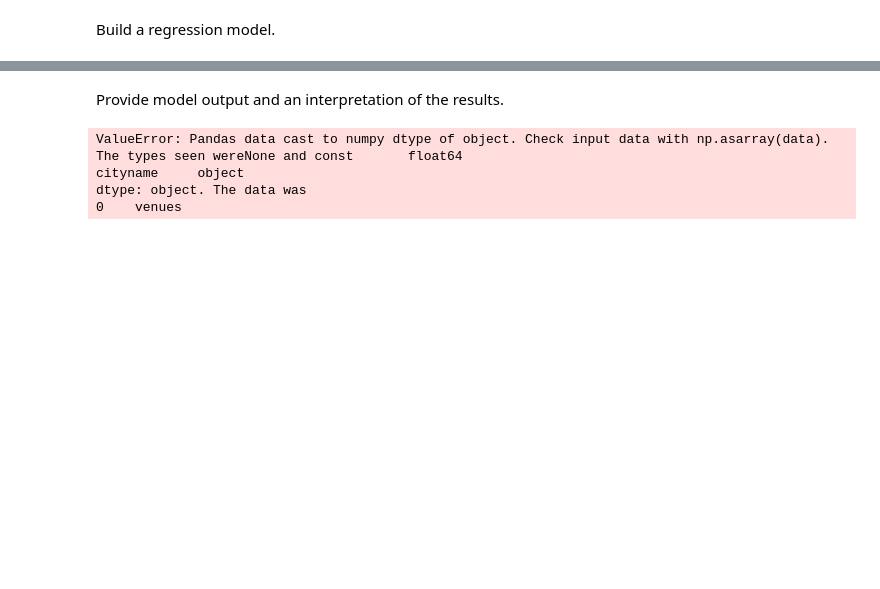
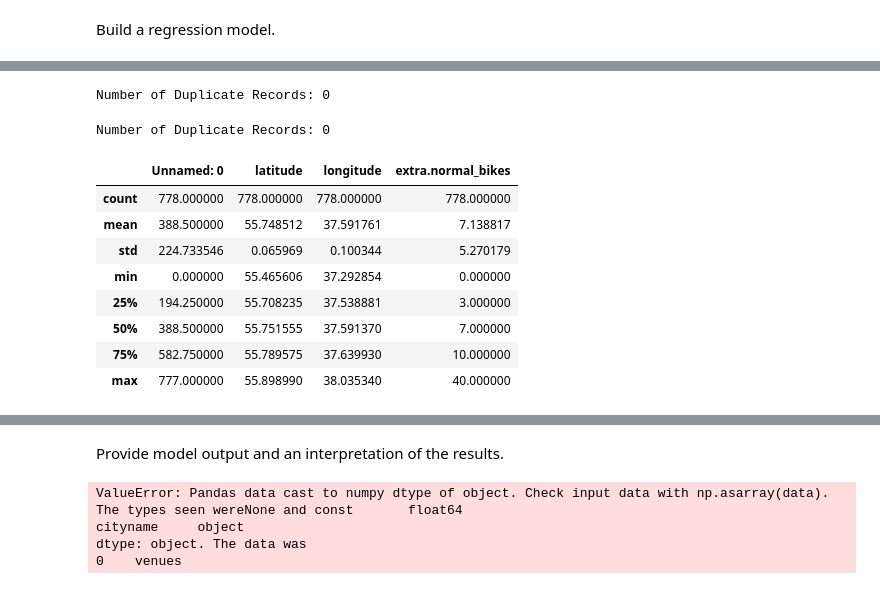
Before and after one commit to sarabmatharu/Python-LHL-Project, a Jupyter notebook: model_building.ipynb, the cells around one changed output, grey strips where cells are left out. Saved outputs shown, nothing was run; the diff lists cells and outputs as text; code cells hidden in the pictures; blank space fills up the shorter version.

```diff
--- a/model_building.ipynb
+++ b/model_building.ipynb
@@ -3,7 +3,15 @@ Build a regression model.
 # %%
 import numpy as np
 import pandas as pd
-import statsmodels as sm
+import statsmodels.api as sm
+
+r = pd.read_csv('bikedata.csv')
+s = pd.read_csv('venues.csv')
+
+r.head()
+##mod = sm.OLS(r,s)
+##res = mod.fit()
+
 
 # RADIUS = 1000
 # CITY = 'Paris'
@@ -13,10 +21,10 @@ import statsmodels as sm
 # mod = sm.OLS(url.endog, url.exog)
 # res = mod.fit()
 # print(res.summary())
-sm.datasets.spector.load()
-url = 'https://api.foursquare.com/v2/venues/explore'
-sm.add_constant(url.exog, prepend=False)
-mod = sm.OLS(url.endog, url.exog)
-res = mod.fit()
-print(res.summary())
+# sm.datasets.spector.load()
+# url = 'https://api.foursquare.com/v2/venues/explore'
+# sm.add_constant(url.exog, prepend=False)
+# mod = sm.OLS(url.endog, url.exog)
+# res = mod.fit()
+# print(res.summary())
 # %% [output]
@@ -23,0 +94,22 @@ AttributeError: 'str' object has no attribute 'exog'
+# %%
+
+print("Number of Duplicate Records:", r.duplicated().sum())
+# %% [output]
+Number of Duplicate Records: 0
+# %%
+
+print("Number of Duplicate Records:", s.duplicated().sum())
+# %% [output]
+Number of Duplicate Records: 0
+# %%
+r.describe()
+# %% [output]
+|  | Unnamed: 0 | latitude | longitude | extra.normal_bikes |
+| count | 778.000000 | 778.000000 | 778.000000 | 778.000000 |
+| mean | 388.500000 | 55.748512 | 37.591761 | 7.138817 |
+| std | 224.733546 | 0.065969 | 0.100344 | 5.270179 |
+| min | 0.000000 | 55.465606 | 37.292854 | 0.000000 |
+| 25% | 194.250000 | 55.708235 | 37.538881 | 3.000000 |
+| 50% | 388.500000 | 55.751555 | 37.591370 | 7.000000 |
+| 75% | 582.750000 | 55.789575 | 37.639930 | 10.000000 |
+| max | 777.000000 | 55.898990 | 38.035340 | 40.000000 |
```
Also changed, not shown: parts of 16 cells of this notebook, 3 other files.
